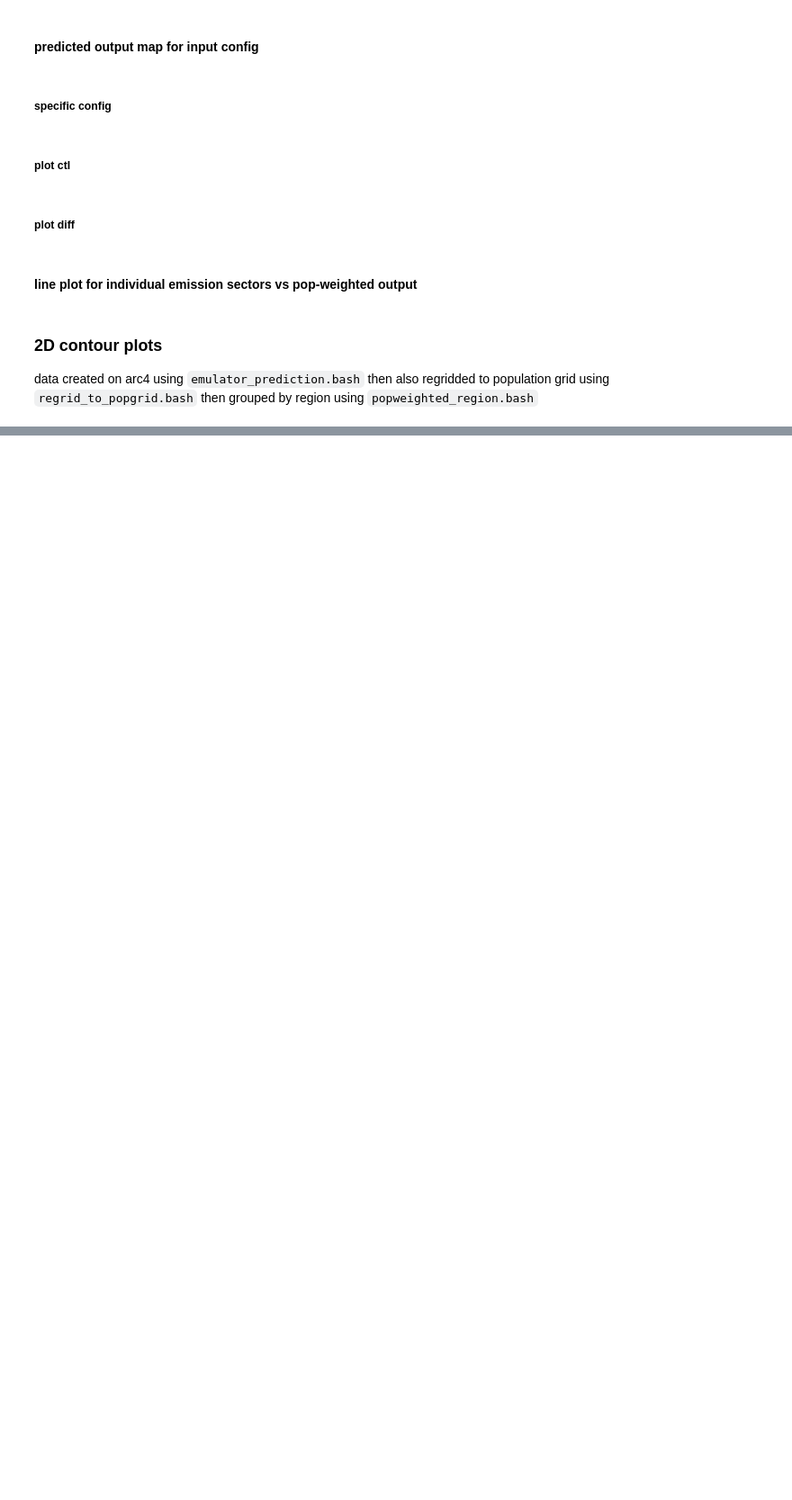
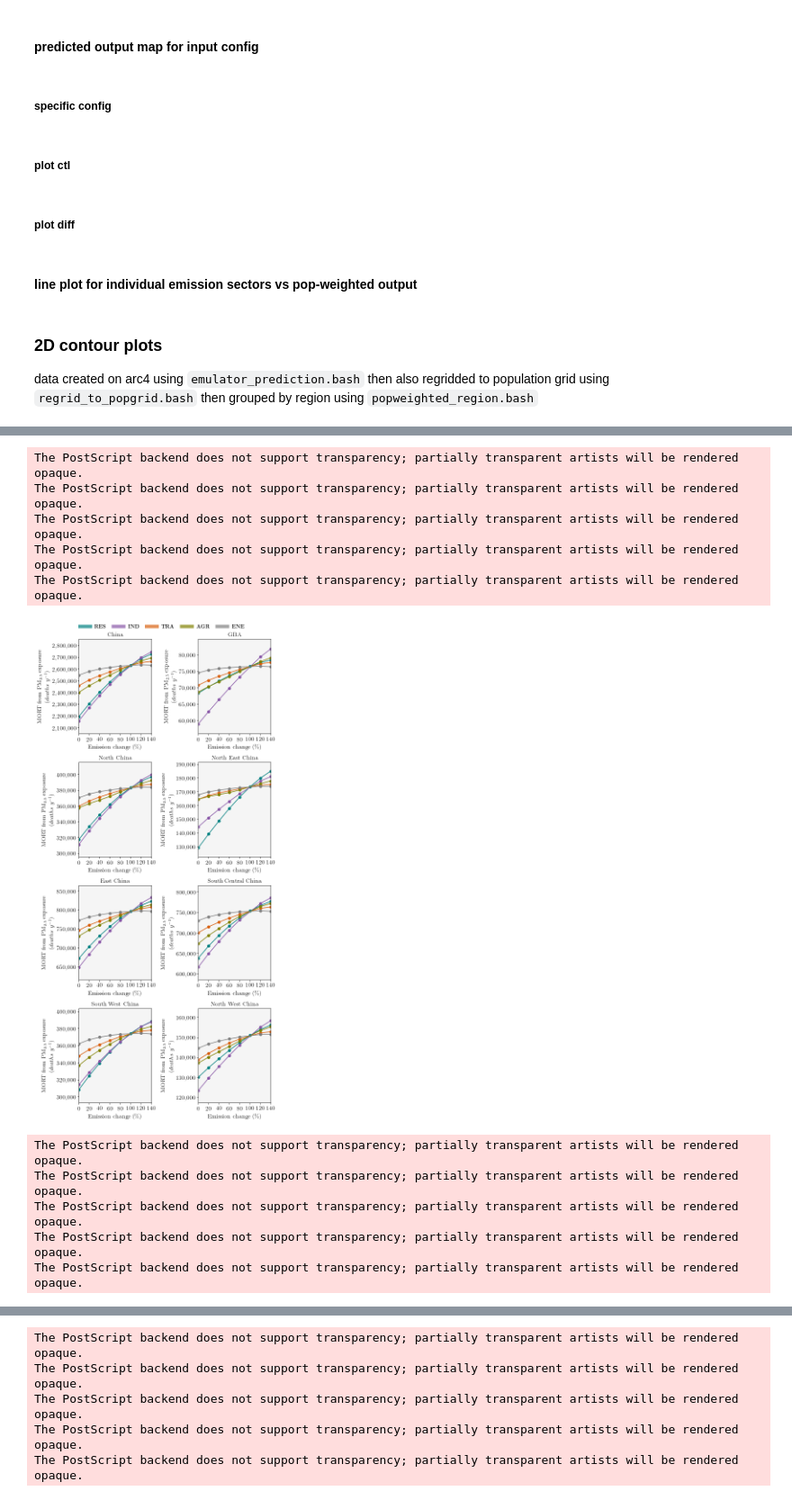
Before and after one commit to lukeconibear/emulator_annual, a Jupyter notebook: emulator_plots.ipynb, the cells around one changed output, grey strips where cells are left out. Shown: that part at 90% size. Cells and saved outputs as stored; diff of their text form; code cells hidden in the pictures; blank space fills up the shorter version.

Commit message:
updates for hia and find emis at 20 percent intervals

```diff
--- a/emulator_plots.ipynb
+++ b/emulator_plots.ipynb
@@ -1163,7 +1162,7 @@ def make_plot(index, output, outputs_popweighted, label, title):
     plt.xticks(fontsize=14)
     plt.yticks(fontsize=14)
 
-    plt.xlabel('Percentage emission change ({\%})', fontsize=14)
+    plt.xlabel('Emission change ({\%})', fontsize=14)
     plt.ylabel(label, fontsize=14)
 
     plt.annotate(r'\textbf{(' + chr(97 + index) + ')}', xy=(0,1.05), xycoords='axes fraction', fontsize=14)
@@ -1354,10 +1353,12 @@ def make_plot(index, levels, x, y, z, x_label, y_label):
     plt.ylim([0, 1.5])
     plt.xticks(np.arange(0, 1.75, 0.25))
     plt.yticks(np.arange(0, 1.75, 0.25))
+    ax.set_xticklabels(np.arange(0, 175, 25))
+    ax.set_yticklabels(np.arange(0, 175, 25))
     plt.xticks(fontsize=14)
     plt.yticks(fontsize=14)
-    plt.xlabel('Emission scaling, ' + x_label, fontsize=14)
-    plt.ylabel('Emission scaling, ' + y_label, fontsize=14)
+    plt.xlabel("Emission change, " + x_label + " ({\%})", fontsize=14)
+    plt.ylabel("Emission change, " + y_label + " ({\%})", fontsize=14)
     norm = matplotlib.colors.Normalize(vmin=levels[0], vmax=levels[-1])
     cmap = 'viridis'
     im = ax.contourf( # filled contours
@@ -1379,8 +1380,6 @@ def make_plot(index, levels, x, y, z, x_label, y_label):
     )
     ax.clabel(cp, fontsize=14, colors=line_colors, fmt="%1.0f", rightside_up=True) # labels for contours
     plt.annotate(r'\textbf{(' + chr(97 + index) + '})', xy=(0,1.05), xycoords='axes fraction', fontsize=14)
-# %%
-output = 'o3'
 # %%
 for output in outputs:
     for region in regions:
@@ -1481,0 +1530,9 @@ for region_output, values in predictions.items():
+# %%
+results = {}
+
+for region in regions_all:
+    results.update({region: {}})
+    for output in outputs:
+        results[region].update({output: {}})
+        for outcome in outcomes:
+            results[region][output].update({outcome: {}})
@@ -1481,0 +1613,40 @@ for region_output, values in predictions.items():
+# %%
+for outcome in outcomes:
+    for output in outputs:
+        fig = plt.figure(1, figsize=(8, 16))
+        gs = gridspec.GridSpec(4, 2)
+
+        for index, region in enumerate(regions_all):
+            make_plot(index, results, region, output, outcome)
+
+
+        leg_1 = matplotlib.lines.Line2D([], [], color='teal', linewidth=8.0, label=r'\textbf{RES}', alpha=0.7)
+        leg_2 = matplotlib.lines.Line2D([], [], color='#8856a7', linewidth=8.0, label=r'\textbf{IND}', alpha=0.7)
+        leg_3 = matplotlib.lines.Line2D([], [], color='#d95f0e', linewidth=8.0, label=r'\textbf{TRA}', alpha=0.7)
+        leg_4 = matplotlib.lines.Line2D([], [], color='olive', linewidth=8.0, label=r'\textbf{AGR}', alpha=0.7)
+        leg_5 = matplotlib.lines.Line2D([], [], color='grey', linewidth=8.0, label=r'\textbf{ENE}', alpha=0.7)
+
+        gs.tight_layout(fig, rect=[0, 0, 1.0, 1.0])
+
+        bb = (fig.subplotpars.left + 0.06, fig.subplotpars.top + 0.03, fig.subplotpars.right - fig.subplotpars.left - 0.1, 0.1)
+        plt.legend(
+            fontsize=12, fancybox=True, loc='upper center', bbox_to_anchor=bb, ncol=5, frameon=False,
+            handles=[leg_1, leg_2, leg_3, leg_4, leg_5], mode='expand', borderaxespad=0.,
+            bbox_transform=fig.transFigure
+        )
+
+        plt.savefig(f'/nfs/b0122/Users/earlacoa/png/paper_aia_emulator_annual/{output}_{outcome}_line-plot_all.png', dpi=700, alpha=True, bbox_inches='tight')
+        plt.savefig(f'/nfs/b0122/Users/earlacoa/png/paper_aia_emulator_annual/{output}_{outcome}_line-plot_all.eps', format='eps', dpi=700, alpha=True, bbox_inches='tight')
+        plt.show()
+# %% [output]
+The PostScript backend does not support transparency; partially transparent artists will be rendered opaque.
+The PostScript backend does not support transparency; partially transparent artists will be rendered opaque.
+The PostScript backend does not support transparency; partially transparent artists will be rendered opaque.
+The PostScript backend does not support transparency; partially transparent artists will be rendered opaque.
+The PostScript backend does not support transparency; partially transparent artists will be rendered opaque.
+[figure, added]
+The PostScript backend does not support transparency; partially transparent artists will be rendered opaque.
+The PostScript backend does not support transparency; partially transparent artists will be rendered opaque.
+The PostScript backend does not support transparency; partially transparent artists will be rendered opaque.
+The PostScript backend does not support transparency; partially transparent artists will be rendered opaque.
+The PostScript backend does not support transparency; partially transparent artists will be rendered opaque.
@@ -1481,0 +1654,5 @@ for region_output, values in predictions.items():
+The PostScript backend does not support transparency; partially transparent artists will be rendered opaque.
+The PostScript backend does not support transparency; partially transparent artists will be rendered opaque.
+The PostScript backend does not support transparency; partially transparent artists will be rendered opaque.
+The PostScript backend does not support transparency; partially transparent artists will be rendered opaque.
+The PostScript backend does not support transparency; partially transparent artists will be rendered opaque.
```
Also changed, not shown: parts of 18 cells of this notebook, 7 other files.
